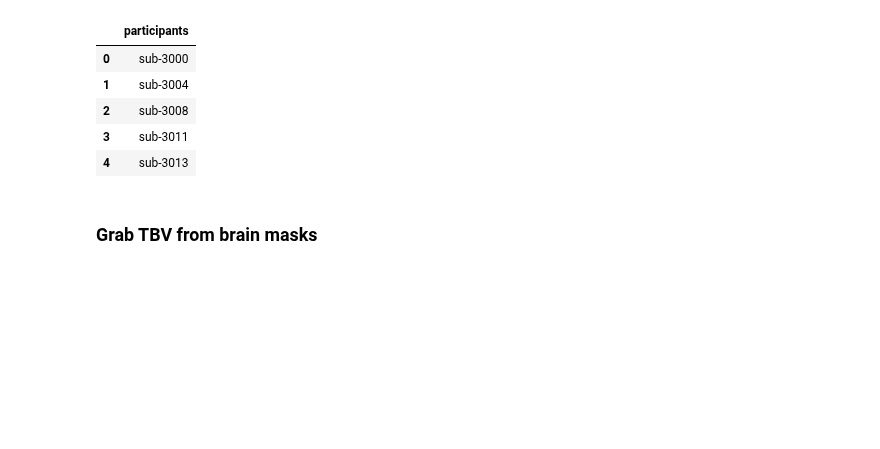
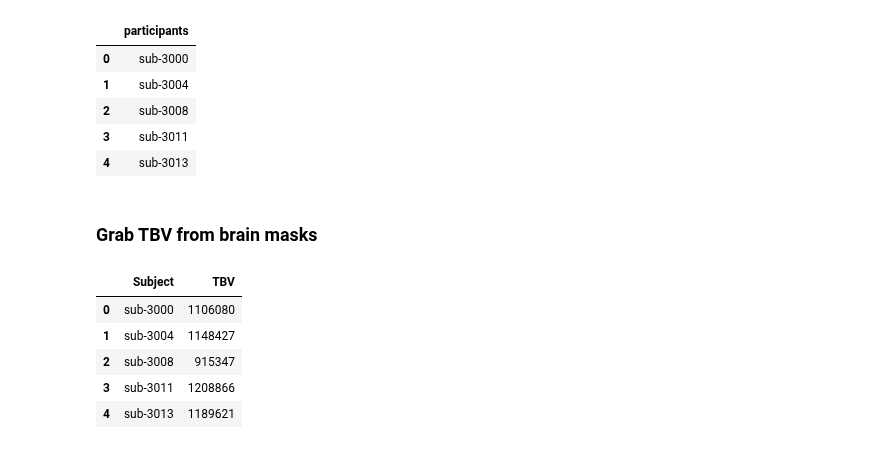
Before and after one commit to neurodatascience/ET_biomarker, a Jupyter notebook: preproc/maget/notebooks/1_maget_QC.ipynb, the cells around one changed output. Cells and saved outputs as stored; diff of their text form; code cells hidden in the pictures; blank space fills up the shorter version.

```diff
--- a/preproc/maget/notebooks/1_maget_QC.ipynb
+++ b/preproc/maget/notebooks/1_maget_QC.ipynb
@@ -44,18 +47,26 @@ Found 116 participants
 # %%
 mask_name_suffix = '_run-1_desc-masked_preproc_T1w.nii.gz'
 
 brain_vol_list = []
 
 for subject in participants['participants'].values:
     # print('Subject name: {}'.format(subject))
     mask_path = f'{masked_image_dir}{subject}{mask_name_suffix}'
     mask = nib.load(mask_path).get_fdata()
     brain_vol = np.sum(mask>0)
     brain_vol_list.append(brain_vol)
 
 vol_df = participants.copy()
+vol_df = vol_df.rename(columns={'participants':'Subject'})
 vol_df['TBV'] = brain_vol_list
 vol_df.head()
+# %% [output]
+|  | Subject | TBV |
+| 0 | sub-3000 | 1106080 |
+| 1 | sub-3004 | 1148427 |
+| 2 | sub-3008 | 915347 |
+| 3 | sub-3011 | 1208866 |
+| 4 | sub-3013 | 1189621 |
 # %%
 ## Read MAGeT volumes
 cohort = 'PPMI'
```
Also changed, not shown: parts of 12 cells of this notebook, 3 other files.
